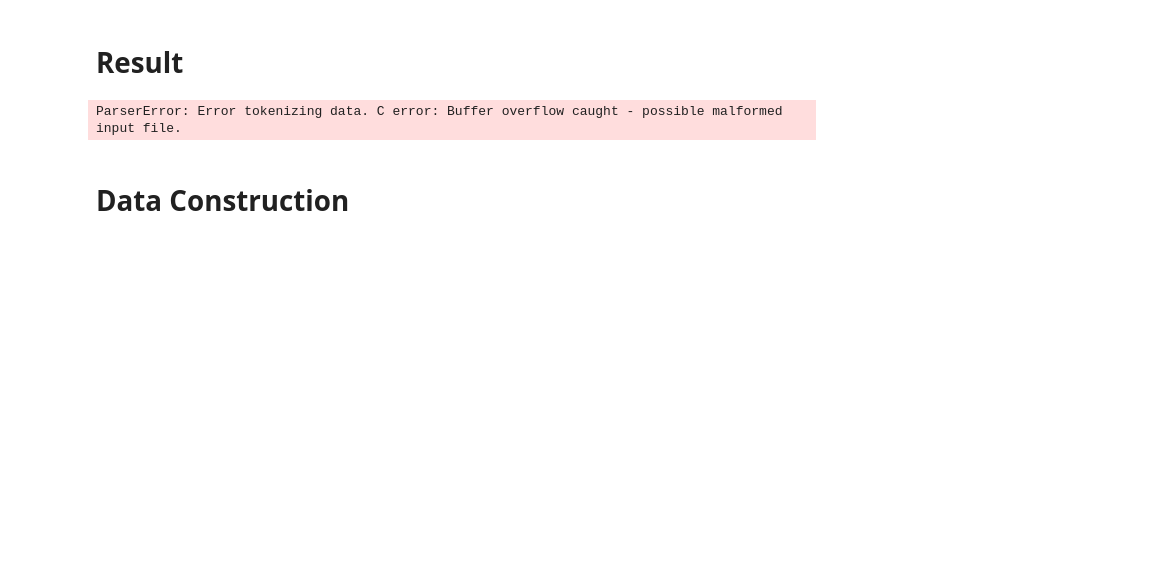
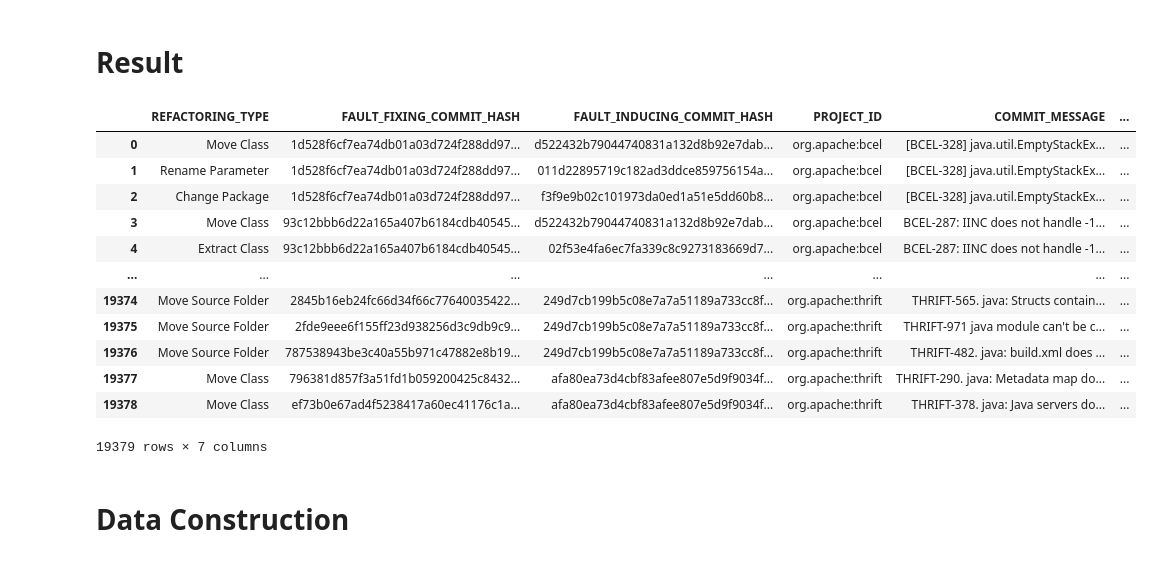
Before and after one commit to danigoju/Technical-Debt-DLMP, a Jupyter notebook: notebooks/data_preparation.ipynb, the cells around one changed output. Saved outputs shown, nothing was run; the diff lists cells and outputs as text; code cells hidden in the pictures; blank space fills up the shorter version.

Commit message:
fix read csv

```diff
--- a/notebooks/data_preparation.ipynb
+++ b/notebooks/data_preparation.ipynb
@@ -169,10 +169,22 @@ fault_fixing_commits
 # Creates a CSV file with the fault_fixing_commits table
 fault_fixing_commits.to_csv(r'../src/data/td_V2_clean.csv', index = False)
 # %%
-df = pd.read_csv("../src/data/td_V2_clean.csv")
+df = pd.read_csv("../src/data/td_V2_clean.csv", encoding='utf8', engine='python')
 df
 # %% [output]
+|  | REFACTORING_TYPE | FAULT_FIXING_COMMIT_HASH | FAULT_INDUCING_COMMIT_HASH | PROJECT_ID | COMMIT_MESSAGE | ... |
+| 0 | Move Class | 1d528f6cf7ea74db01a03d724f288dd97... | d522432b79044740831a132d8b92e7dab... | org.apache:bcel | [BCEL-328] java.util.EmptyStackEx... | ... |
+| 1 | Rename Parameter | 1d528f6cf7ea74db01a03d724f288dd97... | 011d22895719c182ad3ddce859756154a... | org.apache:bcel | [BCEL-328] java.util.EmptyStackEx... | ... |
+| 2 | Change Package | 1d528f6cf7ea74db01a03d724f288dd97... | f3f9e9b02c101973da0ed1a51e5dd60b8... | org.apache:bcel | [BCEL-328] java.util.EmptyStackEx... | ... |
+| 3 | Move Class | 93c12bbb6d22a165a407b6184cdb40545... | d522432b79044740831a132d8b92e7dab... | org.apache:bcel | BCEL-287: IINC does not handle -1... | ... |
+| 4 | Extract Class | 93c12bbb6d22a165a407b6184cdb40545... | 02f53e4fa6ec7fa339c8c9273183669d7... | org.apache:bcel | BCEL-287: IINC does not handle -1... | ... |
+| ... | ... | ... | ... | ... | ... | ... |
+| 19374 | Move Source Folder | 2845b16eb24fc66d34f66c77640035422... | 249d7cb199b5c08e7a7a51189a733cc8f... | org.apache:thrift | THRIFT-565. java: Structs contain... | ... |
+| 19375 | Move Source Folder | 2fde9eee6f155ff23d938256d3c9db9c9... | 249d7cb199b5c08e7a7a51189a733cc8f... | org.apache:thrift | THRIFT-971 java module can't be c... | ... |
+| 19376 | Move Source Folder | 787538943be3c40a55b971c47882e8b19... | 249d7cb199b5c08e7a7a51189a733cc8f... | org.apache:thrift | THRIFT-482. java: build.xml does ... | ... |
+| 19377 | Move Class | 796381d857f3a51fd1b059200425c8432... | afa80ea73d4cbf83afee807e5d9f9034f... | org.apache:thrift | THRIFT-290. java: Metadata map do... | ... |
+| 19378 | Move Class | ef73b0e67ad4f5238417a60ec41176c1a... | afa80ea73d4cbf83afee807e5d9f9034f... | org.apache:thrift | THRIFT-378. java: Java servers do... | ... |
-ParserError: Error tokenizing data. C error: Buffer overflow caught - possible malformed input file.
+19379 rows × 7 columns
 # %% [markdown]
 # Data Construction
 # %%
```
